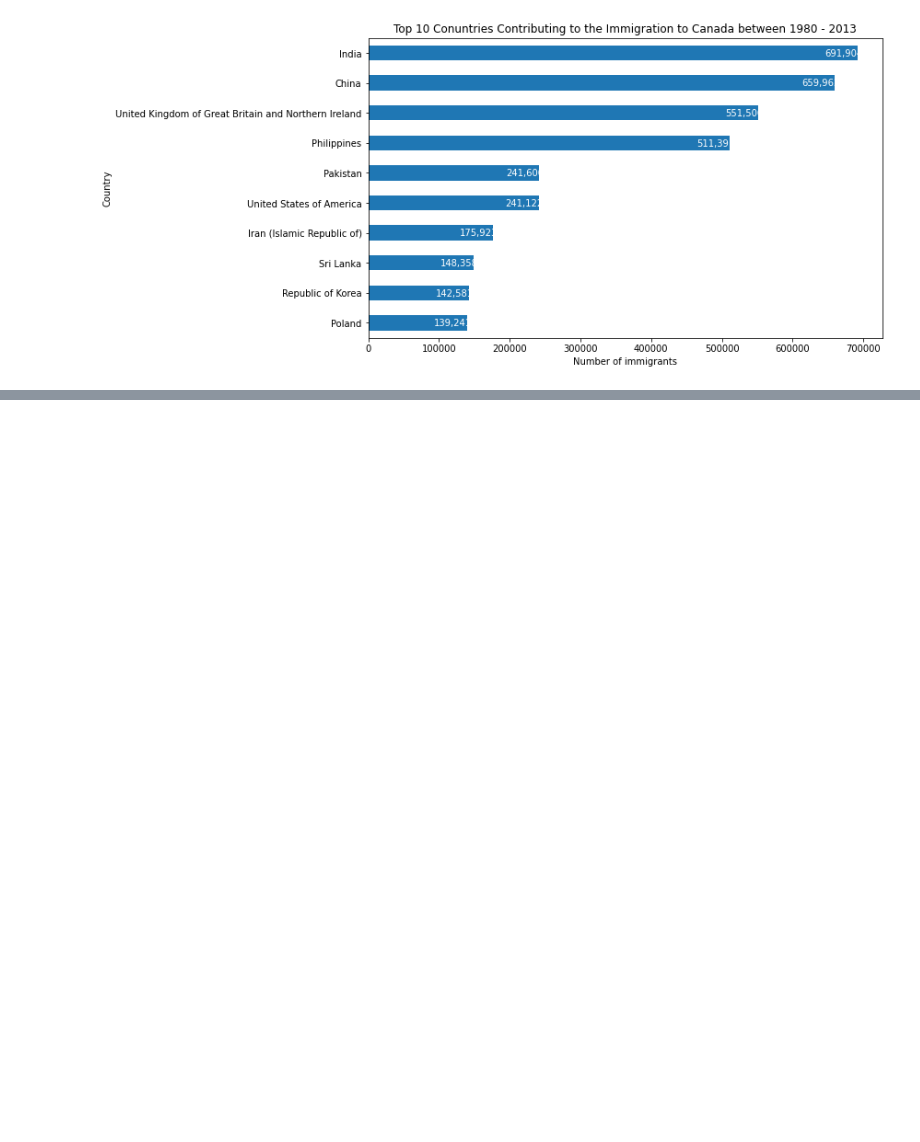
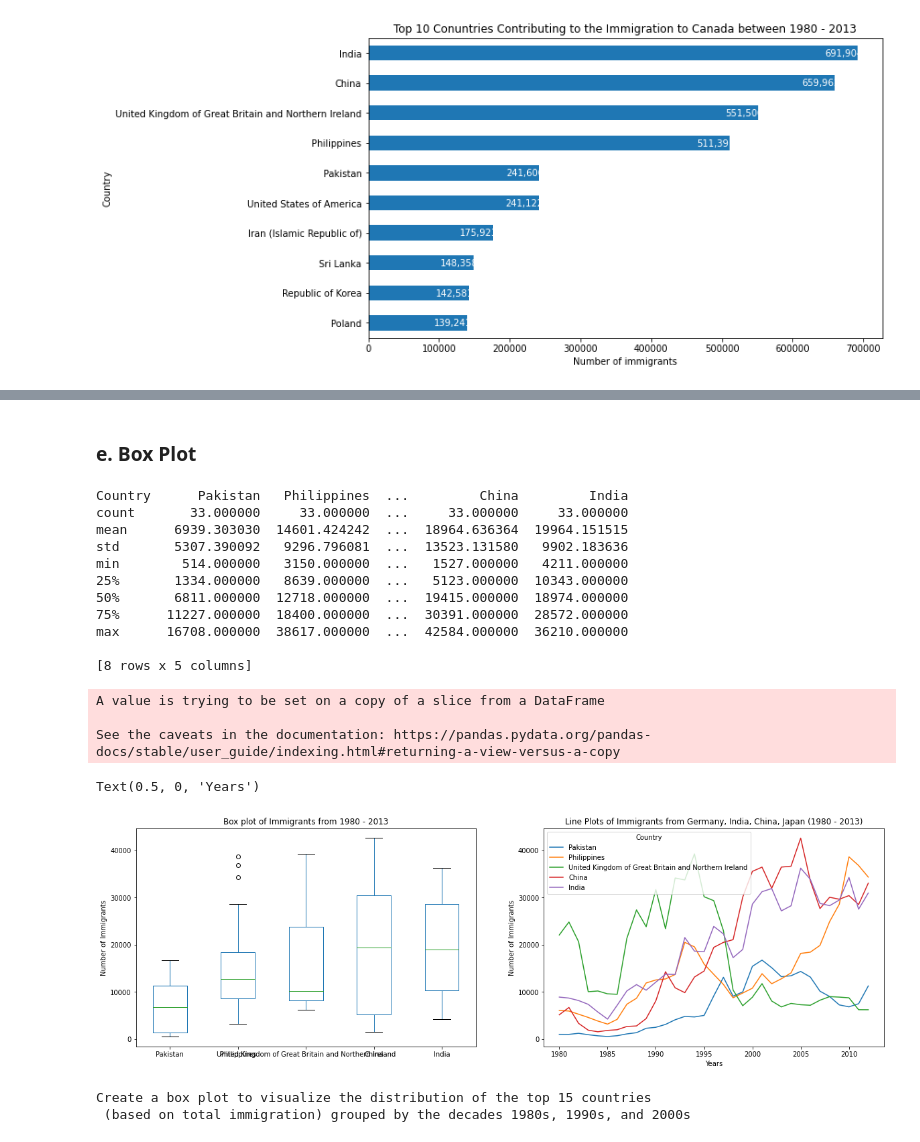
Before and after one commit to harveyvn/Data-Visualization-with-Python, a Jupyter notebook: Exploring_Datasets_on_Immigration_to_Canada.ipynb, the cells around one changed output, grey strips where cells are left out. Saved outputs shown, nothing was run; the diff lists cells and outputs as text; code cells hidden in the pictures; blank space fills up the shorter version.

```diff
--- a/Exploring_Datasets_on_Immigration_to_Canada.ipynb
+++ b/Exploring_Datasets_on_Immigration_to_Canada.ipynb
@@ -552,0 +669,54 @@ Text(0.5, 1.0, 'Top 10 Conuntries Contributing to the Immigration to Canada betw
+# %% [markdown]
+### e. Box Plot
+# %%
+df_top5 = df[['Total']]
+df_top5.sort_values(by='Total', ascending=True, axis=0, inplace=True)
+df_top5 = df_top5.tail(5)
+
+df_top5 = df.loc[df_top5.index.tolist(), years].transpose()
+print(df_top5.describe())
+print("\n")
+
+# create figure
+fig = plt.figure()
+ax0 = fig.add_subplot(1, 2, 1)
+ax1 = fig.add_subplot(1, 2, 2)
+
+ax0 = df_top5.plot(kind='box', figsize=(8, 6), ax=ax0)
+ax0.set_title('Box plot of Immigrants from 1980 - 2013')
+ax0.set_ylabel('Number of Immigrants')
+
+df_top5.plot(kind='line', figsize=(20, 6), ax=ax1)
+ax1.set_title ('Line Plots of Immigrants from Germany, India, China, Japan (1980 - 2013)')
+ax1.set_ylabel('Number of Immigrants')
+ax1.set_xlabel('Years')
+# %% [output]
+Country      Pakistan   Philippines  ...         China         India
+count       33.000000     33.000000  ...     33.000000     33.000000
+mean      6939.303030  14601.424242  ...  18964.636364  19964.151515
+std       5307.390092   9296.796081  ...  13523.131580   9902.183636
+min        514.000000   3150.000000  ...   1527.000000   4211.000000
+25%       1334.000000   8639.000000  ...   5123.000000  10343.000000
+50%       6811.000000  12718.000000  ...  19415.000000  18974.000000
+75%      11227.000000  18400.000000  ...  30391.000000  28572.000000
+max      16708.000000  38617.000000  ...  42584.000000  36210.000000
+
+[8 rows x 5 columns]
+A value is trying to be set on a copy of a slice from a DataFrame
+
+See the caveats in the documentation: https://pandas.pydata.org/pandas-docs/stable/user_guide/indexing.html#returning-a-view-versus-a-copy
+Text(0.5, 0, 'Years')
+[figure, added]
+# %%
+print('Create a box plot to visualize the distribution of the top 15 countries \n (based on total immigration) grouped by the decades 1980s, 1990s, and 2000s')
+
+df_top15 = df.sort_values(by='Total', ascending=True, axis=0).tail(15)
+
+series_80s = df_top15.loc[:, list(map(str, range(1980,1990)))].sum(axis=1)
+series_90s = df_top15.loc[:, list(map(str, range(1990,2000)))].sum(axis=1)
+series_2ks = df_top15.loc[:, list(map(str, range(2000,2010)))].sum(axis=1)
+
+df_decades = pd.DataFrame({'80s': series_80s, '90s': series_90s, '2ks': series_2ks})
+# %% [output]
+Create a box plot to visualize the distribution of the top 15 countries
+ (based on total immigration) grouped by the decades 1980s, 1990s, and 2000s
```
Also changed, not shown: parts of 8 cells of this notebook.
